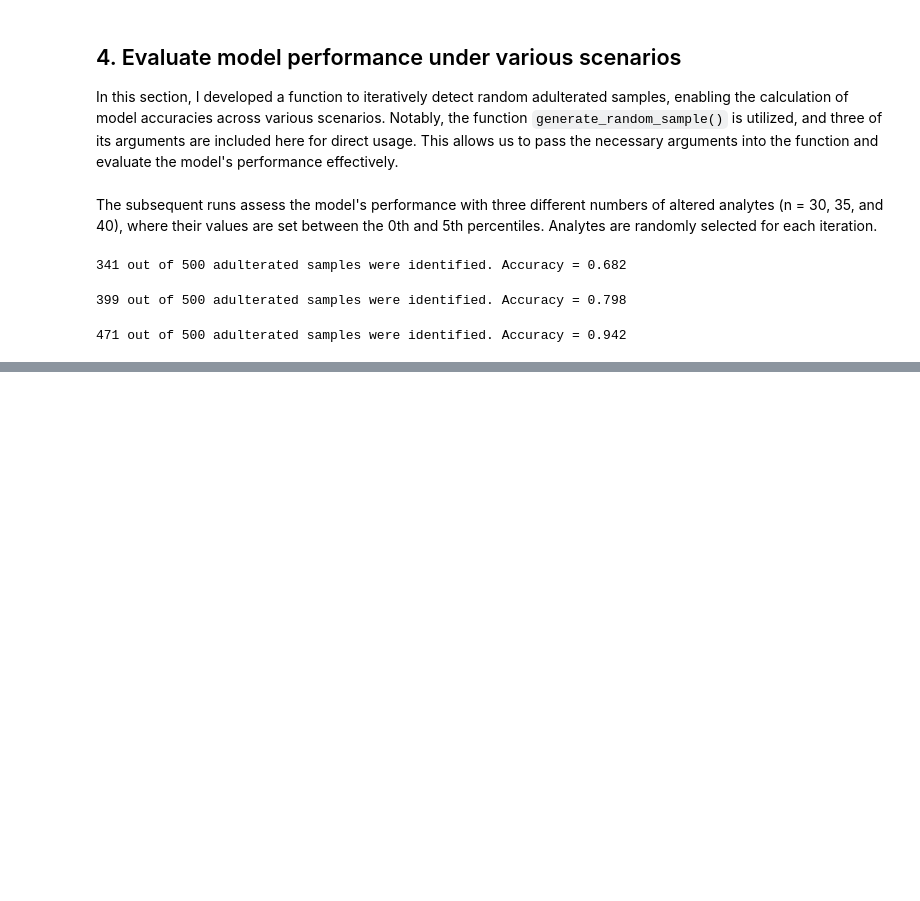
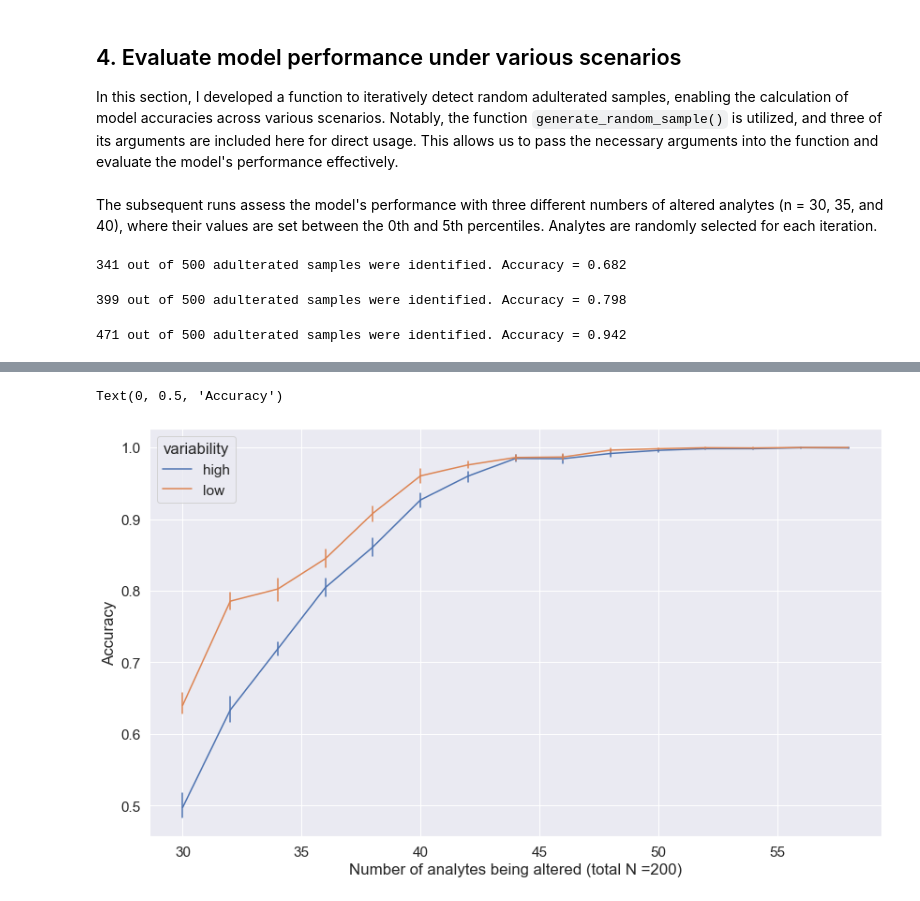
Before and after one commit to alexkychen/adulterated-product-detection, a Jupyter notebook: analysis.ipynb, the cells around one changed output, grey strips where cells are left out. Saved outputs shown, nothing was run; the diff lists cells and outputs as text; code cells hidden in the pictures; blank space fills up the shorter version.

```diff
--- a/analysis.ipynb
+++ b/analysis.ipynb
@@ -145,0 +193,34 @@ As expected, the accuracies demonstrated an upward trend as the number of altere
+# %%
+# accuracy estimation of altered analytes between high vs. low variability
+accuracy = []
+num_analyte = []
+variability = []
+
+for num_ana in tqdm(range(30, 60, 2)):
+    for i in range(6):
+        accu_high = detection_accuracy(data_ref, iterations=500, num_analyte=num_ana,
+                                  analyte_select_method="high", conc_percentile=(0,5),
+                                  eps=19.6, msg=False)
+        accuracy.append(accu_high)
+        num_analyte.append(num_ana)
+        variability.append("high")
+
+        accu_low = detection_accuracy(data_ref, iterations=500, num_analyte=num_ana,
+                                  analyte_select_method="low", conc_percentile=(0,5),
+                                  eps=19.6, msg=False)
+
+        accuracy.append(accu_low)
+        num_analyte.append(num_ana)
+        variability.append("low")
+# %%
+df_accu2 = pd.DataFrame({"accuracy":accuracy, "num_analyte":num_analyte, "variability":variability})
+df_accu2["perct"] = df_accu2["num_analyte"]*100/200
+
+plt.figure(figsize=(14, 8))
+sns.set(font_scale=1.4)
+fig = sns.lineplot(data=df_accu2, x="num_analyte", y="accuracy", hue="variability", err_style="bars")
+fig.set_xlabel("Number of analytes being altered (total N =200)")
+fig.set_ylabel("Accuracy")
+# %% [output]
+Text(0, 0.5, 'Accuracy')
+[figure, added]
```
Also changed, not shown: parts of 12 cells of this notebook, 4 other files.
